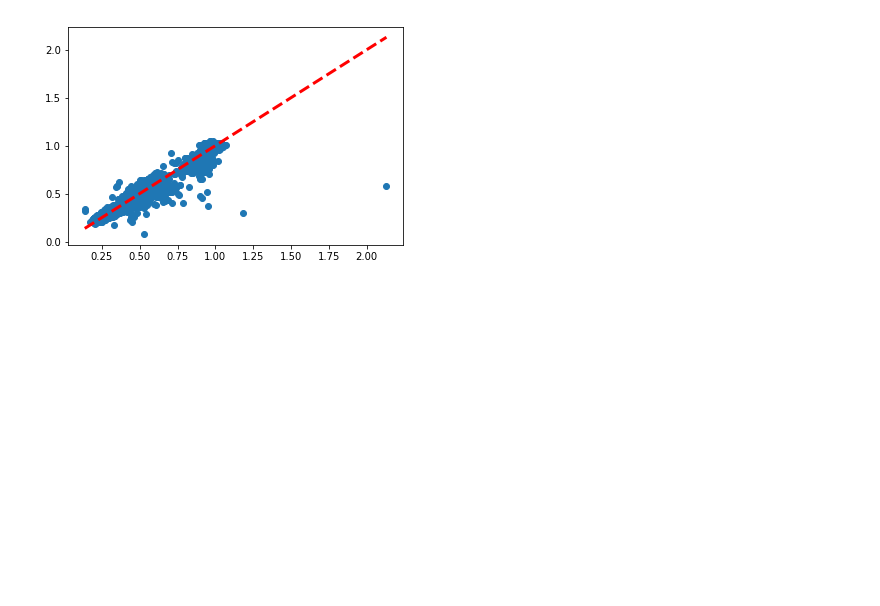
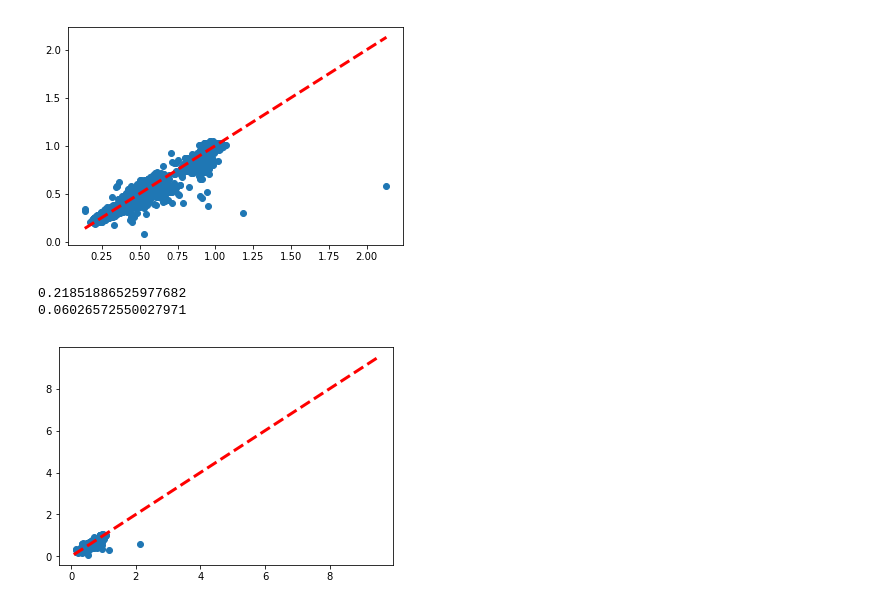
Before and after one commit to optichill/optichill, a Jupyter notebook: optichill/Linear_Regr.ipynb, the cells around one changed output. Drawn from its saved outputs; the diff is of its cells as text; code cells hidden in the pictures; blank space fills up the shorter version.

```diff
--- a/optichill/Linear_Regr.ipynb
+++ b/optichill/Linear_Regr.ipynb
@@ -88,3 +136,11 @@ linear_coef
 | SCHWP5kW | -3.035083e-02 |
 | SCHWP5S | 2.152805e-01 |
 | SCHWP5SS | -1.634452e-01 |
+# %%
+reg2_linear = linear_model.LinearRegression()
+reg2_linear.fit(x2train, y2train)
+coef = reg2_linear.coef_
+linear_coef2 = pd.DataFrame(coef, bas2.columns[:-2])
+linear_coef2 = linear_coef2[abs(coef) > 1e-02]
+linear_coef2.columns = ['linear_coef']
+linear_coef2
@@ -103,10 +181,20 @@ linear_coef.describe()
 # %%
-ylin = cross_val_predict(reg_linear, xtest, ytest, cv = 10)
-plt.scatter(ytest, ylin)
-plt.plot([ytest.min(), ytest.max()], [ytest.min(), ytest.max()], 'k--', lw=3, color = 'red')
-print (metrics.r2_score(ytest, ylin))
-print (metrics.mean_squared_error(ytest, ylin))
+ylin1 = cross_val_predict(reg1_linear, x1test, y1test, cv = 10)
+plt.scatter(y1test, ylin1)
+plt.plot([y1test.min(), y1test.max()], [y1test.min(), y1test.max()], 'k--', lw=3, color = 'red')
+print (metrics.r2_score(y1test, ylin1))
+print (metrics.mean_squared_error(y1test, ylin1))
 # %% [output]
 0.9564920101104729
 0.0007440364951646943
 [figure]
+# %%
+ylin2 = cross_val_predict(reg2_linear, x2test, y2test, cv = 10)
+plt.scatter(y1test, ylin1)
+plt.plot([y2test.min(), y2test.max()], [y2test.min(), y2test.max()], 'k--', lw=3, color = 'red')
+print (metrics.r2_score(y2test, ylin2))
+print (metrics.mean_squared_error(y2test, ylin2))
+# %% [output]
+0.21851886525977682
+0.06026572550027971
+[figure, added]
```
Also changed, not shown: parts of 14 cells of this notebook.
